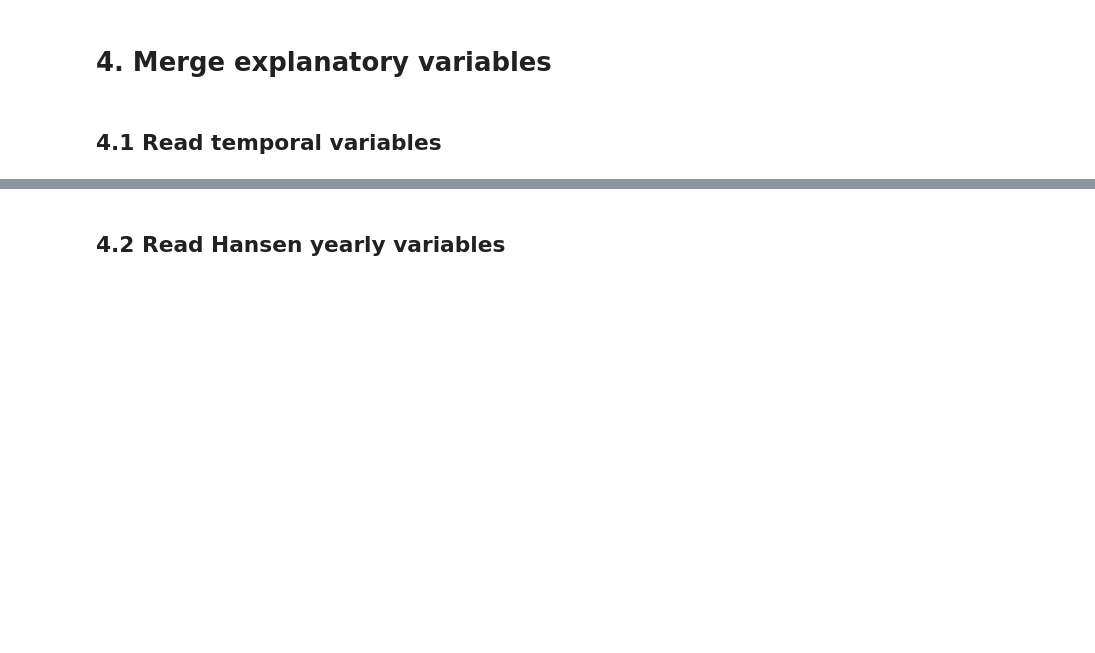
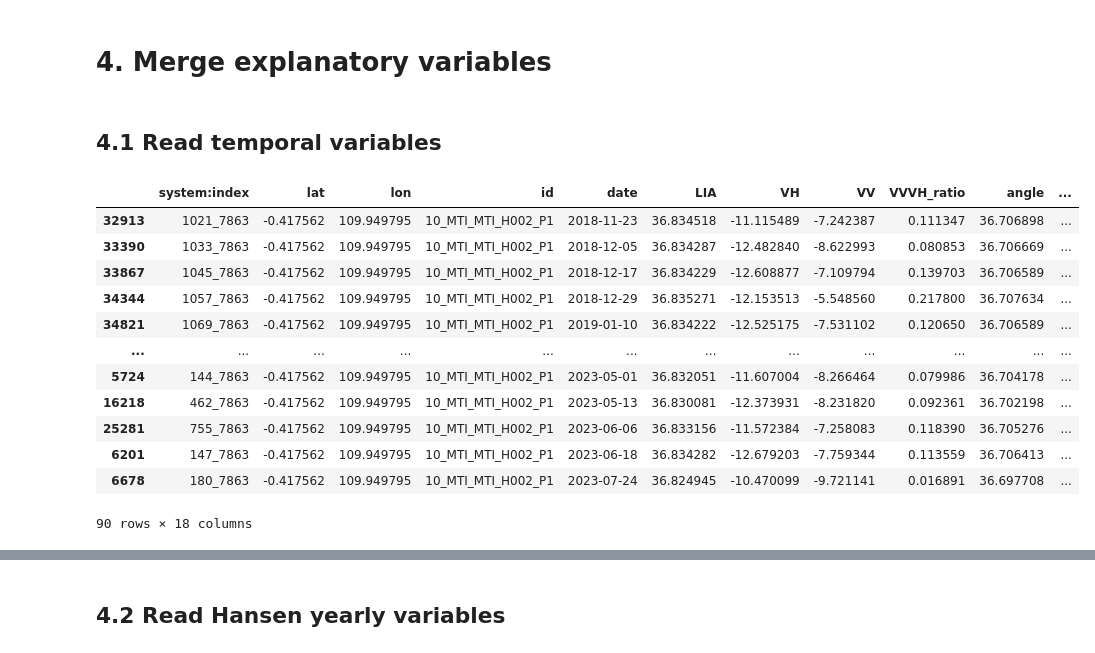
Before and after one commit to dfguerrerom/gwl-modeling, a Jupyter notebook: 1_1_get_explanatory.ipynb, the cells around one changed output, grey strips where cells are left out. Drawn from its saved outputs; the diff is of its cells as text; code cells hidden in the pictures; blank space fills up the shorter version.

```diff
--- a/1_1_get_explanatory.ipynb
+++ b/1_1_get_explanatory.ipynb
@@ -352,33 +378,49 @@ import pandas as pd
 explanatory_path = Path("data/7_training_data/")
 dataset = "all"
 temporal_file_names_groups = {
     "all" : [
         "All_temporal_non_resample_at_all_region_1_dates_520_points_24_with_date_lon_lat.csv",
         "All_temporal_non_resample_at_all_region_2_dates_1773_points_148_with_date_lon_lat.csv",
         "All_temporal_non_resample_at_all_region_3_dates_479_points_1_with_date_lon_lat.csv",
         "All_temporal_non_resample_at_all_region_4_dates_988_points_348_with_date_lon_lat.csv",
         "All_temporal_non_resample_at_all_region_5_dates_1796_points_717_with_date.csv",
         "All_temporal_non_resample_at_all_region_6_dates_489_points_43_with_date_lon_lat.csv",
         "All_temporal_non_resample_at_all_region_7_dates_1274_points_477_with_date_lon_lat.csv",
         "All_temporal_non_resample_at_all_region_8_dates_1671_points_220_with_date_lon_lat.csv",
         "All_temporal_non_resample_at_all_region_9_dates_379_points_17_with_date_lon_lat.csv",
         "All_temporal_non_resample_at_all_region_10_dates_846_points_77_with_date_lon_lat.csv",
     ]
 }
 
 # Dataset is the name of the type of data we're using (high_corr or all) (it's assigned at the beginning of the notebook)
 temporal_file_names = temporal_file_names_groups[dataset]
 
 # get and concatenate all the dataframes
 temp_explanatory_dfs = pd.concat([
             pd.read_csv(explanatory_path/file_name)
             for file_name
             in temporal_file_names
         ],
 )
 
 temp_explanatory_dfs["date"] = pd.to_datetime(temp_explanatory_dfs["date"])
+temp_explanatory_dfs[temp_explanatory_dfs.id=="10_MTI_MTI_H002_P1"].sort_values("date").drop_duplicates("date")
+
 # temp_explanatory_dfs
+# %% [output]
+|  | system:index | lat | lon | id | date | LIA | VH | VV | VVVH_ratio | angle | ... |
+| 32913 | 1021_7863 | -0.417562 | 109.949795 | 10_MTI_MTI_H002_P1 | 2018-11-23 | 36.834518 | -11.115489 | -7.242387 | 0.111347 | 36.706898 | ... |
+| 33390 | 1033_7863 | -0.417562 | 109.949795 | 10_MTI_MTI_H002_P1 | 2018-12-05 | 36.834287 | -12.482840 | -8.622993 | 0.080853 | 36.706669 | ... |
+| 33867 | 1045_7863 | -0.417562 | 109.949795 | 10_MTI_MTI_H002_P1 | 2018-12-17 | 36.834229 | -12.608877 | -7.109794 | 0.139703 | 36.706589 | ... |
+| 34344 | 1057_7863 | -0.417562 | 109.949795 | 10_MTI_MTI_H002_P1 | 2018-12-29 | 36.835271 | -12.153513 | -5.548560 | 0.217800 | 36.707634 | ... |
+| 34821 | 1069_7863 | -0.417562 | 109.949795 | 10_MTI_MTI_H002_P1 | 2019-01-10 | 36.834222 | -12.525175 | -7.531102 | 0.120650 | 36.706589 | ... |
+| ... | ... | ... | ... | ... | ... | ... | ... | ... | ... | ... | ... |
+| 5724 | 144_7863 | -0.417562 | 109.949795 | 10_MTI_MTI_H002_P1 | 2023-05-01 | 36.832051 | -11.607004 | -8.266464 | 0.079986 | 36.704178 | ... |
+| 16218 | 462_7863 | -0.417562 | 109.949795 | 10_MTI_MTI_H002_P1 | 2023-05-13 | 36.830081 | -12.373931 | -8.231820 | 0.092361 | 36.702198 | ... |
+| 25281 | 755_7863 | -0.417562 | 109.949795 | 10_MTI_MTI_H002_P1 | 2023-06-06 | 36.833156 | -11.572384 | -7.258083 | 0.118390 | 36.705276 | ... |
+| 6201 | 147_7863 | -0.417562 | 109.949795 | 10_MTI_MTI_H002_P1 | 2023-06-18 | 36.834282 | -12.679203 | -7.759344 | 0.113559 | 36.706413 | ... |
+| 6678 | 180_7863 | -0.417562 | 109.949795 | 10_MTI_MTI_H002_P1 | 2023-07-24 | 36.824945 | -10.470099 | -9.721141 | 0.016891 | 36.697708 | ... |
+90 rows × 18 columns
 # %%
 # I modified the notebook on the 31/05/2024 to include the sum of the precipitation
 temporal_precip_sum = {
```
Also changed, not shown: parts of 24 cells of this notebook, 2 other files.
